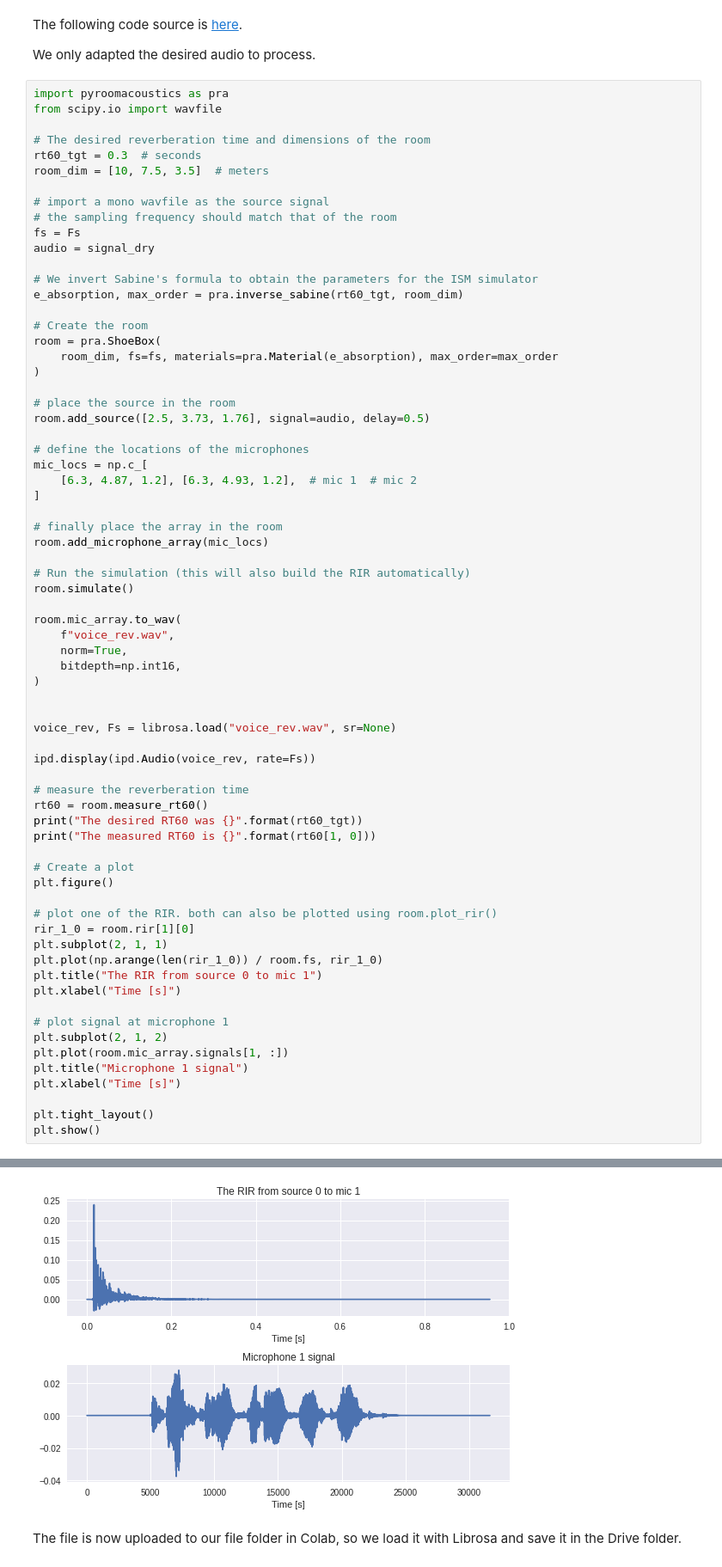
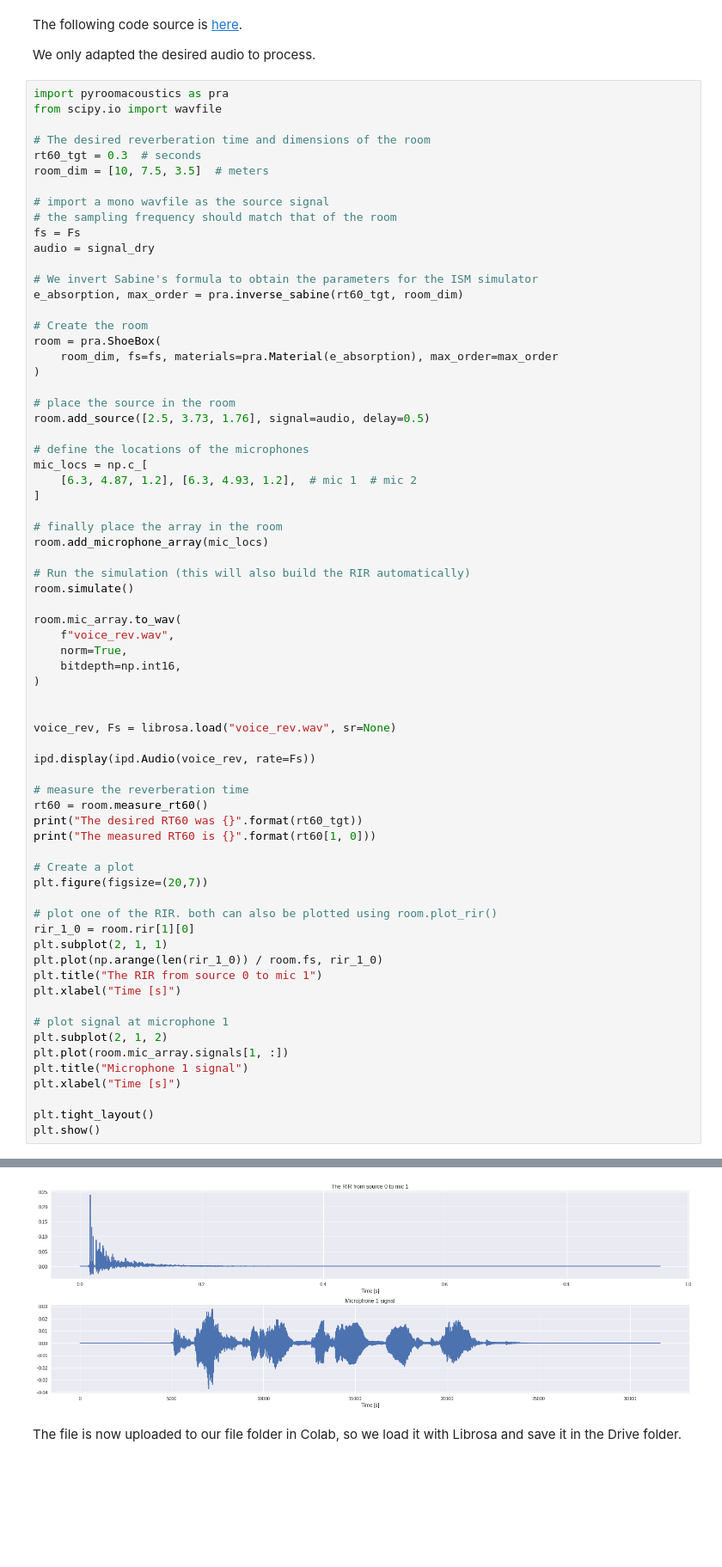
Before and after one commit to PaoloSani/SASP-Project, a Jupyter notebook: Speech_dereverberation_using_Cepstrum_alanysis.ipynb, the cells around one changed output, grey strips where cells are left out. Shown at 86% size. Saved outputs shown, nothing was run; the diff lists cells and outputs as text; blank space fills up the shorter version.

Commit message:
Final colab (updated images)

```diff
--- a/Speech_dereverberation_using_Cepstrum_alanysis.ipynb
+++ b/Speech_dereverberation_using_Cepstrum_alanysis.ipynb
@@ -162,35 +162,35 @@ room.mic_array.to_wav(
 voice_rev, Fs = librosa.load("voice_rev.wav", sr=None)
 
 ipd.display(ipd.Audio(voice_rev, rate=Fs))
 
 # measure the reverberation time
 rt60 = room.measure_rt60()
 print("The desired RT60 was {}".format(rt60_tgt))
 print("The measured RT60 is {}".format(rt60[1, 0]))
 
 # Create a plot
-plt.figure()
+plt.figure(figsize=(20,7))
 
 # plot one of the RIR. both can also be plotted using room.plot_rir()
 rir_1_0 = room.rir[1][0]
 plt.subplot(2, 1, 1)
 plt.plot(np.arange(len(rir_1_0)) / room.fs, rir_1_0)
 plt.title("The RIR from source 0 to mic 1")
 plt.xlabel("Time [s]")
 
 # plot signal at microphone 1
 plt.subplot(2, 1, 2)
 plt.plot(room.mic_array.signals[1, :])
 plt.title("Microphone 1 signal")
 plt.xlabel("Time [s]")
 
 plt.tight_layout()
 plt.show()
 # %% [output]
 [interactive output not drawn]
 The desired RT60 was 0.3
 The measured RT60 is 0.402875
-[figure, old version]
+[figure, new version]
 # %% [markdown]
 The file is now uploaded to our file folder in Colab, so we load it with Librosa and save it in the Drive folder.
 # %%
```
Also changed, not shown: parts of 11 cells of this notebook.
